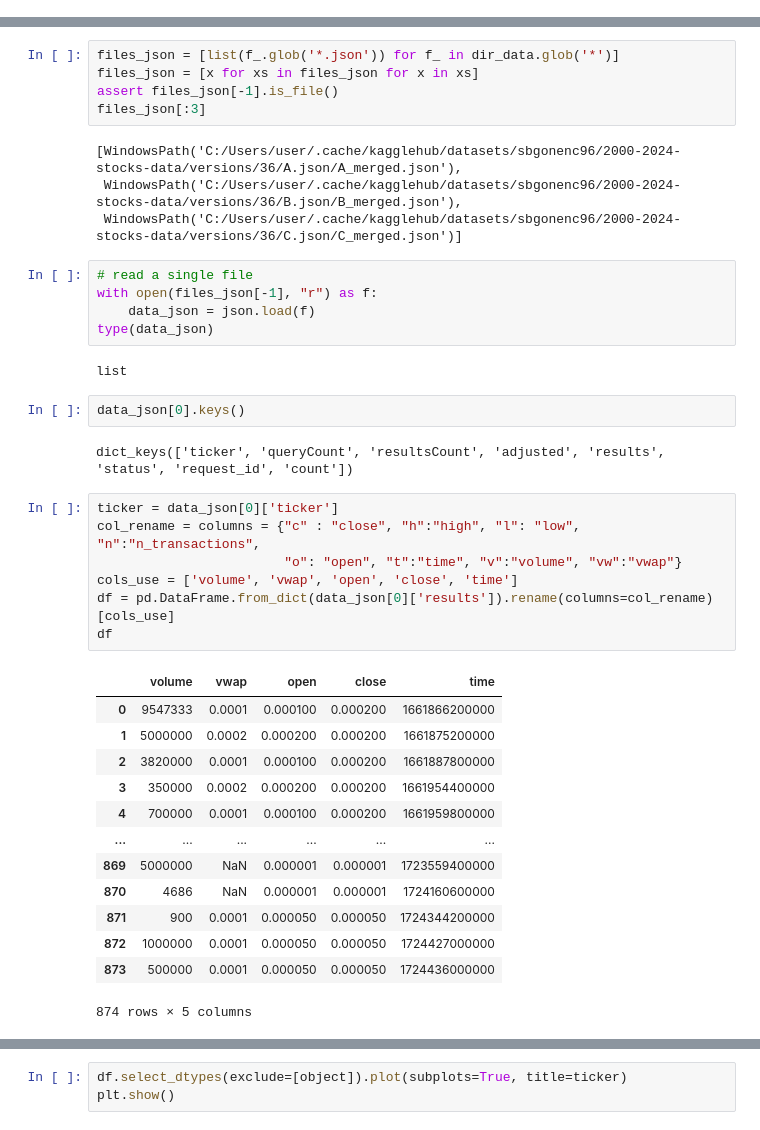
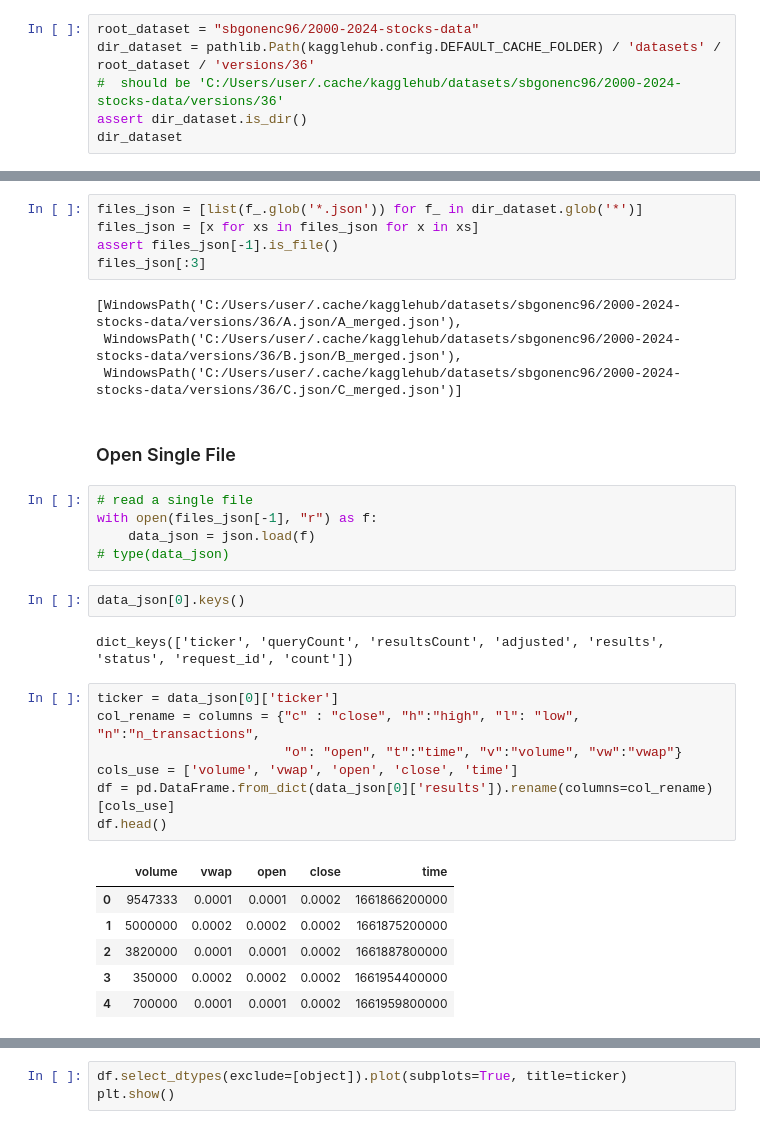
Before and after one commit to emskiphoto/Max-Possible-Return-from-Equities, a Jupyter notebook: src/Maximum Possible Return on Equity.ipynb, the cells around one changed output, grey strips where cells are left out. Saved outputs shown, nothing was run; the diff lists cells and outputs as text.

```diff
--- a/src/Maximum Possible Return on Equity.ipynb
+++ b/src/Maximum Possible Return on Equity.ipynb
@@ -43,0 +71,6 @@ assert dir_data.is_dir()
+# %%
+root_dataset = "sbgonenc96/2000-2024-stocks-data"
+dir_dataset = pathlib.Path(kagglehub.config.DEFAULT_CACHE_FOLDER) / 'datasets' / root_dataset / 'versions/36'
+#  should be 'C:/Users/user/.cache/kagglehub/datasets/sbgonenc96/2000-2024-stocks-data/versions/36'
+assert dir_dataset.is_dir()
+dir_dataset
@@ -44,5 +99,5 @@ assert dir_data.is_dir()
 # %%
-files_json = [list(f_.glob('*.json')) for f_ in dir_data.glob('*')]
+files_json = [list(f_.glob('*.json')) for f_ in dir_dataset.glob('*')]
 files_json = [x for xs in files_json for x in xs]
 assert files_json[-1].is_file()
 files_json[:3]
@@ -50,13 +105,13 @@ files_json[:3]
 [WindowsPath('C:/Users/user/.cache/kagglehub/datasets/sbgonenc96/2000-2024-stocks-data/versions/36/A.json/A_merged.json'),
  WindowsPath('C:/Users/user/.cache/kagglehub/datasets/sbgonenc96/2000-2024-stocks-data/versions/36/B.json/B_merged.json'),
  WindowsPath('C:/Users/user/.cache/kagglehub/datasets/sbgonenc96/2000-2024-stocks-data/versions/36/C.json/C_merged.json')]
+# %% [markdown]
+### Open Single File
 # %%
 # read a single file
 with open(files_json[-1], "r") as f:
     data_json = json.load(f)
-type(data_json)
+# type(data_json)
-# %% [output]
-list
 # %%
 data_json[0].keys()
 # %% [output]
@@ -64,24 +119,17 @@ dict_keys(['ticker', 'queryCount', 'resultsCount', 'adjusted', 'results', 'statu
 # %%
 ticker = data_json[0]['ticker']
 col_rename = columns = {"c" : "close", "h":"high", "l": "low", "n":"n_transactions",
                         "o": "open", "t":"time", "v":"volume", "vw":"vwap"}
 cols_use = ['volume', 'vwap', 'open', 'close', 'time']
 df = pd.DataFrame.from_dict(data_json[0]['results']).rename(columns=col_rename)[cols_use]
-df
+df.head()
 # %% [output]
 |  | volume | vwap | open | close | time |
-| 0 | 9547333 | 0.0001 | 0.000100 | 0.000200 | 1661866200000 |
-| 1 | 5000000 | 0.0002 | 0.000200 | 0.000200 | 1661875200000 |
-| 2 | 3820000 | 0.0001 | 0.000100 | 0.000200 | 1661887800000 |
-| 3 | 350000 | 0.0002 | 0.000200 | 0.000200 | 1661954400000 |
-| 4 | 700000 | 0.0001 | 0.000100 | 0.000200 | 1661959800000 |
-| ... | ... | ... | ... | ... | ... |
-| 869 | 5000000 | NaN | 0.000001 | 0.000001 | 1723559400000 |
-| 870 | 4686 | NaN | 0.000001 | 0.000001 | 1724160600000 |
-| 871 | 900 | 0.0001 | 0.000050 | 0.000050 | 1724344200000 |
-| 872 | 1000000 | 0.0001 | 0.000050 | 0.000050 | 1724427000000 |
-| 873 | 500000 | 0.0001 | 0.000050 | 0.000050 | 1724436000000 |
+| 0 | 9547333 | 0.0001 | 0.0001 | 0.0002 | 1661866200000 |
+| 1 | 5000000 | 0.0002 | 0.0002 | 0.0002 | 1661875200000 |
+| 2 | 3820000 | 0.0001 | 0.0001 | 0.0002 | 1661887800000 |
+| 3 | 350000 | 0.0002 | 0.0002 | 0.0002 | 1661954400000 |
+| 4 | 700000 | 0.0001 | 0.0001 | 0.0002 | 1661959800000 |
-874 rows × 5 columns
 # %%
 df["time"] = pd.to_datetime(df["time"], unit="ms")
 df = df.set_index("time")
```
Also changed, not shown: parts of 73 cells of this notebook, 2 other files.
